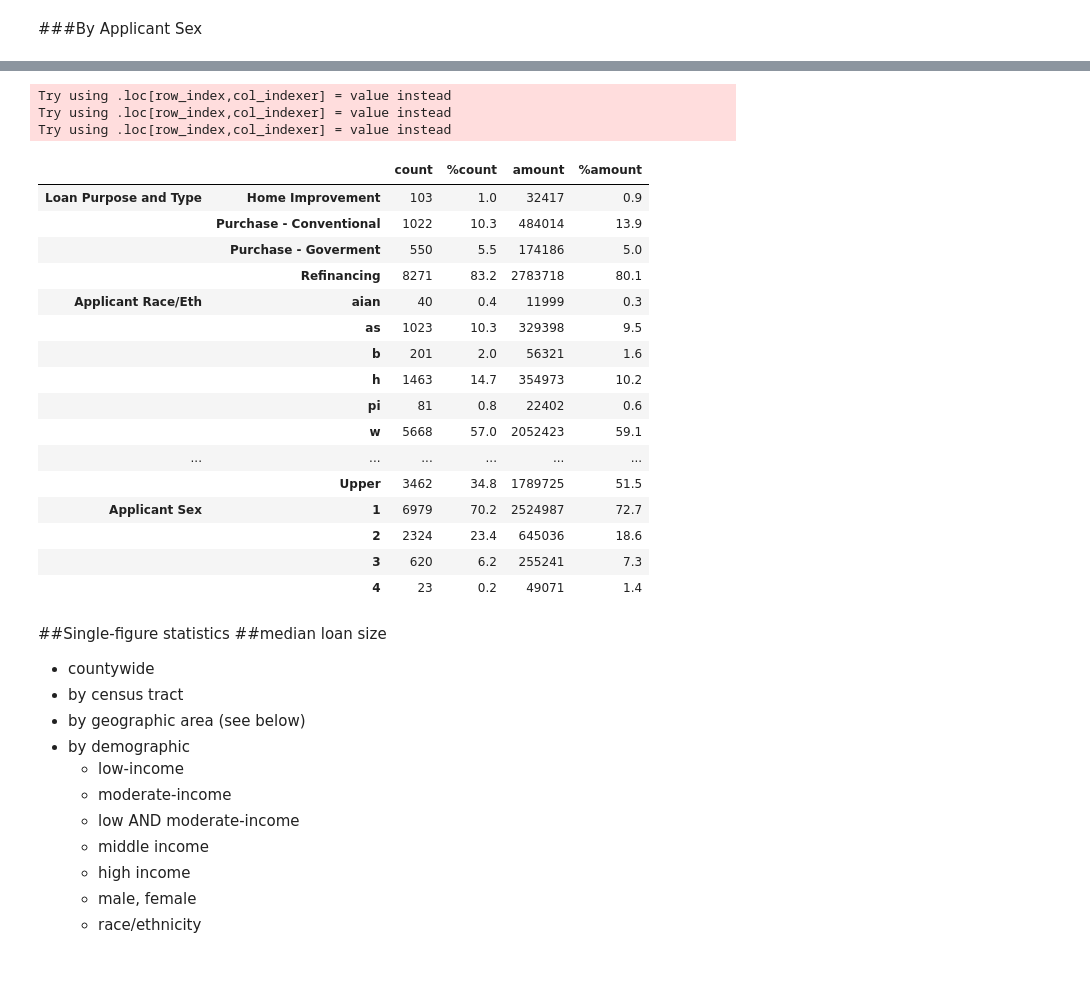
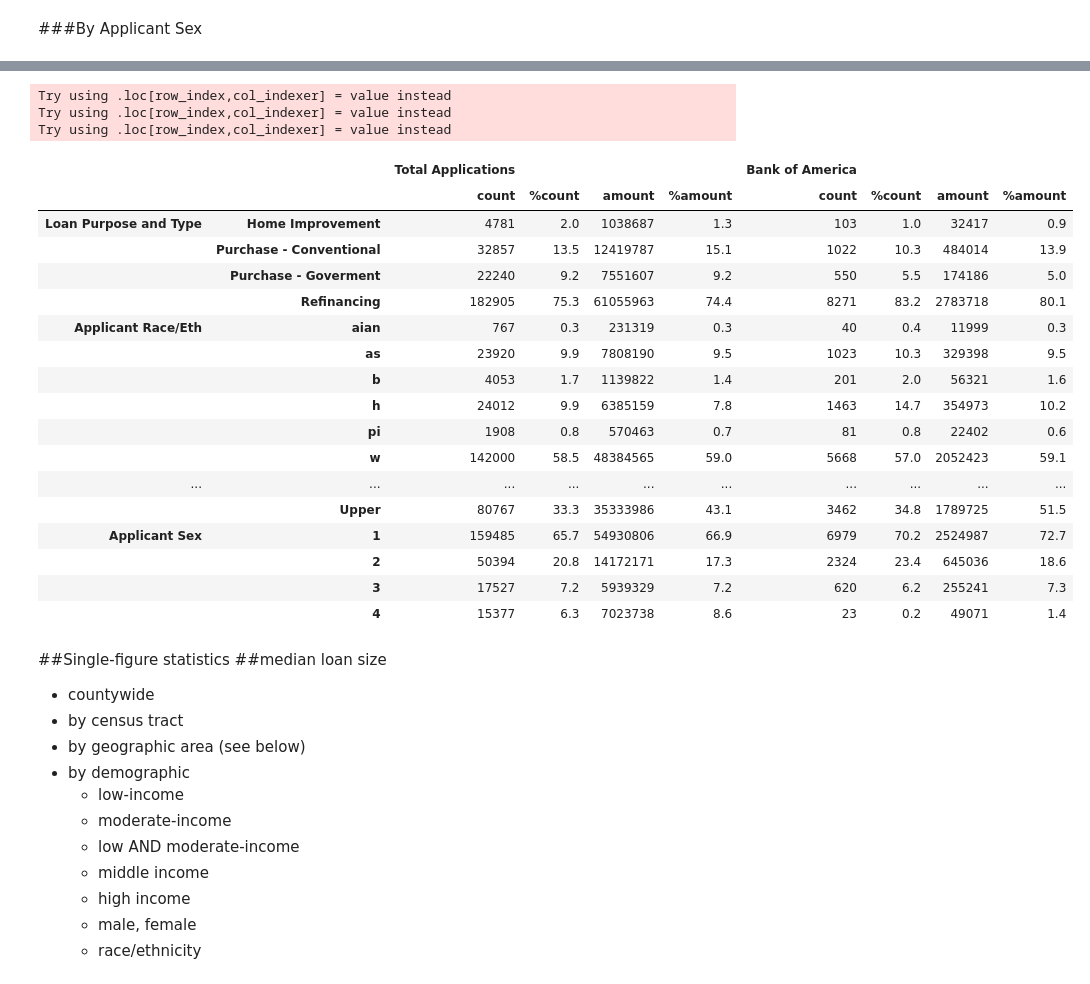
Before and after one commit to CivicKnowledge/San-Diego-Housing, a Jupyter notebook: gonzalo/report-g.ipynb, the cells around one changed output, grey strips where cells are left out. Drawn from its saved outputs; the diff is of its cells as text; code cells hidden in the pictures.

```diff
--- a/gonzalo/report-g.ipynb
+++ b/gonzalo/report-g.ipynb
@@ -139,10 +149,8 @@ respondent_id is the bank id
 # %%
-#subset
-boadf = df[df.respondent_id =='0000480228']
-boacount = boadf.loan_amount.count()
-boaamount = boadf.loan_amount.sum()
+boatotalcount = boadf.loan_amount.count()
+boatotalamount = boadf.loan_amount.sum()
 
-# classification of loan purpose/type
+# classification
 boadf['loan_purtype'] = '_'
 boadf['loan_purtype'][(boadf['loan_purpose'] == 1) & (boadf['loan_type'] == 1)] = 'Purchase - Conventional'
 boadf['loan_purtype'][(boadf['loan_purpose'] == 1) & (boadf['loan_type'] > 1)] = 'Purchase - Goverment'
@@ -153,18 +161,17 @@ loanpt = boadf.groupby(['loan_purtype'])
 loanpt = loanpt['loan_amount'].agg(
                             {'count': np.size,
                              'amount': np.sum})
-loanpt['%count'] = np.round(100*loanpt['count']/boacount,1)
-loanpt['%amount'] = np.round(100*loanpt['amount']/boaamount,1)
+loanpt['%count'] = np.round(100*loanpt['count']/boatotalcount,1)
+loanpt['%amount'] = np.round(100*loanpt['amount']/boatotalamount,1)
 loanpt=loanpt[['count','%count','amount','%amount']]
 
-#race and ethnicity
 race_eth  = boadf.groupby(['race_eth'])
 race_eth  = race_eth ['loan_amount'].agg(
                             {'count': np.size,
                              'amount': np.sum})
 
-race_eth ['%count'] = np.round(100*race_eth['count']/boacount,1)
-race_eth ['%amount'] = np.round(100*race_eth['amount']/boaamount,1)
+race_eth ['%count'] = np.round(100*race_eth['count']/boatotalcount,1)
+race_eth ['%amount'] = np.round(100*race_eth['amount']/boatotalamount,1)
 race_eth = race_eth [['count','%count','amount','%amount']]
 
 # classification of applicant income as percent of median
@@ -175,54 +182,57 @@ boadf['applicant_income_cat'][(boadf['applicant_income_percent_median'] >= 50) &
 boadf['applicant_income_cat'][(boadf['applicant_income_percent_median'] >= 80) & (boadf['applicant_income_percent_median'] < 120)] = 'Middle'
 boadf['applicant_income_cat'][boadf['applicant_income_percent_median'] >= 120] = 'Upper'
 
-#income
 income  = boadf.groupby(['applicant_income_cat'])
 income   = income['loan_amount'].agg(
                             {'count': np.size,
                              'amount': np.sum})
 
-income ['%count'] = np.round(100*income['count']/boacount,1)
-income ['%amount'] = np.round(100*income['amount']/boaamount,1)
+income ['%count'] = np.round(100*income['count']/boatotalcount,1)
+income ['%amount'] = np.round(100*income['amount']/boatotalamount,1)
 income = income [['count','%count','amount','%amount']]
 
-#sex
 sex  = boadf.groupby(['applicant_sex'])
 sex   = sex['loan_amount'].agg(
                             {'count': np.size,
                              'amount': np.sum})
 
-sex ['%count'] = np.round(100*sex['count']/boacount,1)
-sex ['%amount'] = np.round(100*sex['amount']/boaamount,1)
+sex ['%count'] = np.round(100*sex['count']/boatotalcount,1)
+sex ['%amount'] = np.round(100*sex['amount']/boatotalamount,1)
 sex = sex [['count','%count','amount','%amount']]
 
-#stacking
 frames = [loanpt, race_eth,income,sex]
 boaapp = pd.concat(frames, keys=['Loan Purpose and Type',
                                    'Applicant Race/Eth',
                                    'Applicant Income',
                                    'Applicant Sex'])
-boaapp
+pieces = [boaapp.ix[:, ["count","%count","amount","%amount",]]]
+boaapp = pd.concat(pieces, axis=1, keys=['Bank of America'])
 # %% [output]
 Try using .loc[row_index,col_indexer] = value instead
 Try using .loc[row_index,col_indexer] = value instead
 Try using .loc[row_index,col_indexer] = value instead
-|  |  | count | %count | amount | %amount |
-| Loan Purpose and Type | Home Improvement | 103 | 1.0 | 32417 | 0.9 |
-|  | Purchase - Conventional | 1022 | 10.3 | 484014 | 13.9 |
-|  | Purchase - Goverment | 550 | 5.5 | 174186 | 5.0 |
-|  | Refinancing | 8271 | 83.2 | 2783718 | 80.1 |
-| Applicant Race/Eth | aian | 40 | 0.4 | 11999 | 0.3 |
-|  | as | 1023 | 10.3 | 329398 | 9.5 |
-|  | b | 201 | 2.0 | 56321 | 1.6 |
-|  | h | 1463 | 14.7 | 354973 | 10.2 |
-|  | pi | 81 | 0.8 | 22402 | 0.6 |
-|  | w | 5668 | 57.0 | 2052423 | 59.1 |
-| ... | ... | ... | ... | ... | ... |
-|  | Upper | 3462 | 34.8 | 1789725 | 51.5 |
-| Applicant Sex | 1 | 6979 | 70.2 | 2524987 | 72.7 |
-|  | 2 | 2324 | 23.4 | 645036 | 18.6 |
-|  | 3 | 620 | 6.2 | 255241 | 7.3 |
-|  | 4 | 23 | 0.2 | 49071 | 1.4 |
+# %%
+#merging
+pd.merge(totalapp, boaapp, left_index=True, right_index=True)
+# %% [output]
+|  |  | Total Applications |  |  |  | Bank of America |  |  |  |
+|  |  | count | %count | amount | %amount | count | %count | amount | %amount |
+| Loan Purpose and Type | Home Improvement | 4781 | 2.0 | 1038687 | 1.3 | 103 | 1.0 | 32417 | 0.9 |
+|  | Purchase - Conventional | 32857 | 13.5 | 12419787 | 15.1 | 1022 | 10.3 | 484014 | 13.9 |
+|  | Purchase - Goverment | 22240 | 9.2 | 7551607 | 9.2 | 550 | 5.5 | 174186 | 5.0 |
+|  | Refinancing | 182905 | 75.3 | 61055963 | 74.4 | 8271 | 83.2 | 2783718 | 80.1 |
+| Applicant Race/Eth | aian | 767 | 0.3 | 231319 | 0.3 | 40 | 0.4 | 11999 | 0.3 |
+|  | as | 23920 | 9.9 | 7808190 | 9.5 | 1023 | 10.3 | 329398 | 9.5 |
+|  | b | 4053 | 1.7 | 1139822 | 1.4 | 201 | 2.0 | 56321 | 1.6 |
+|  | h | 24012 | 9.9 | 6385159 | 7.8 | 1463 | 14.7 | 354973 | 10.2 |
+|  | pi | 1908 | 0.8 | 570463 | 0.7 | 81 | 0.8 | 22402 | 0.6 |
+|  | w | 142000 | 58.5 | 48384565 | 59.0 | 5668 | 57.0 | 2052423 | 59.1 |
+| ... | ... | ... | ... | ... | ... | ... | ... | ... | ... |
+|  | Upper | 80767 | 33.3 | 35333986 | 43.1 | 3462 | 34.8 | 1789725 | 51.5 |
+| Applicant Sex | 1 | 159485 | 65.7 | 54930806 | 66.9 | 6979 | 70.2 | 2524987 | 72.7 |
+|  | 2 | 50394 | 20.8 | 14172171 | 17.3 | 2324 | 23.4 | 645036 | 18.6 |
+|  | 3 | 17527 | 7.2 | 5939329 | 7.2 | 620 | 6.2 | 255241 | 7.3 |
+|  | 4 | 15377 | 6.3 | 7023738 | 8.6 | 23 | 0.2 | 49071 | 1.4 |
 # %% [markdown]
 ##Single-figure statistics
 ##median loan size
```
Also changed, not shown: parts of 4 cells of this notebook.
